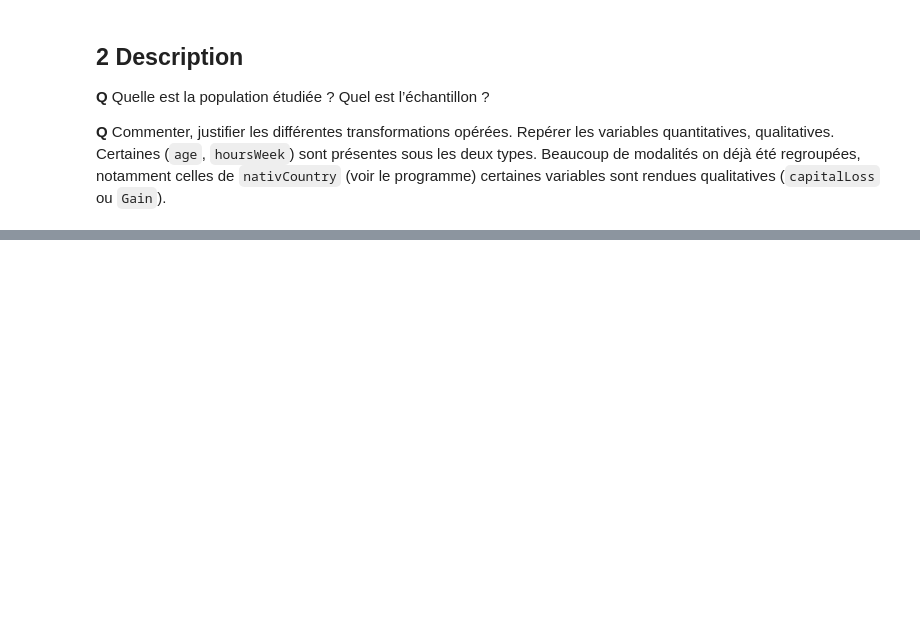
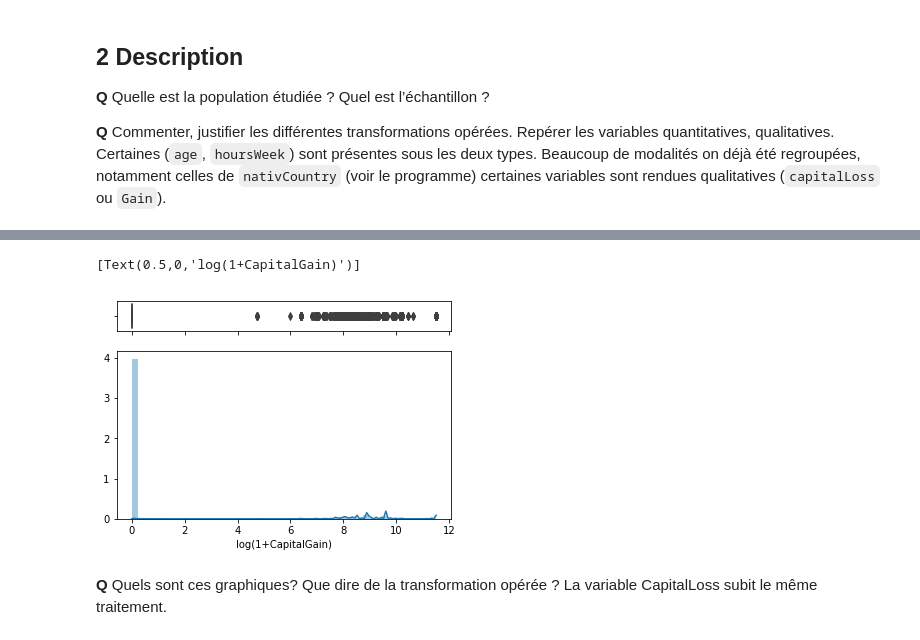
Before and after one commit to LouisDelvaux/Exploration4A, a Jupyter notebook: Adult-Census/Explo-Python-AdultCensus (PROJET).ipynb, the cells around one changed output, grey strips where cells are left out. Cells and saved outputs as stored; diff of their text form; code cells hidden in the pictures; blank space fills up the shorter version.

```diff
--- a/Adult-Census/Explo-Python-AdultCensus (PROJET).ipynb
+++ b/Adult-Census/Explo-Python-AdultCensus (PROJET).ipynb
@@ -253,14 +254,3 @@ dataBase["ageQ"]=pd.qcut(dataBase.Age,q=5,labels=["Ag1","Ag2","Ag3","Ag4","Ag5"]
 On crée une nouvelle variable qualitative "hoursWeekQ", qui à partir de la variable "hoursWeek", situe un individu dans des modalités suivantes : "HW1","HW2","HW3".
 # %%
 dataBase["hoursWeekQ"]=pd.cut(dataBase.hoursWeek,bins=[0,39,41,100],labels=["HW1","HW2","HW3"])
-# %%
-
-  data = na.omit(data)
-#  sample = rbinom(dim(data)[1],1,.3)           #splitting the data into training set
-#  trainset = data[sample==0,]
-#  valset = data[sample==1,]
-
-#  return(list(train = trainset,val = valset))
-  return(data)
-}
-dataBase = dataPrepAdultCensus()
@@ -267,3 +259,5 @@ dataBase = dataPrepAdultCensus()
+# %%
+dataBase = dataBase.dropna(axis=0)
 # %%
 dataBase
 # %% [output]
@@ -294,0 +326,13 @@ La popoulation étudiée est la population recensée aux Etats-Unis en 1994.
+# %%
+f, (ax_box, ax_hist) = plt.subplots(2, sharex=True, gridspec_kw={"height_ratios": (.15, .85)})
+
+sns.boxplot(dataBase["LcapitalGain"], ax=ax_box)
+sns.distplot(dataBase["LcapitalGain"], norm_hist=True, ax=ax_hist)
+
+ax_box.set(xlabel='')
+ax_hist.set(xlabel='log(1+CapitalGain)')
+# %% [output]
+[Text(0.5,0,'log(1+CapitalGain)')]
+[figure, added]
+# %% [markdown]
+**Q** Quels sont ces graphiques? Que dire de la transformation  opérée ? La variable CapitalLoss subit le même traitement.
```
Also changed, not shown: parts of 15 cells of this notebook.
